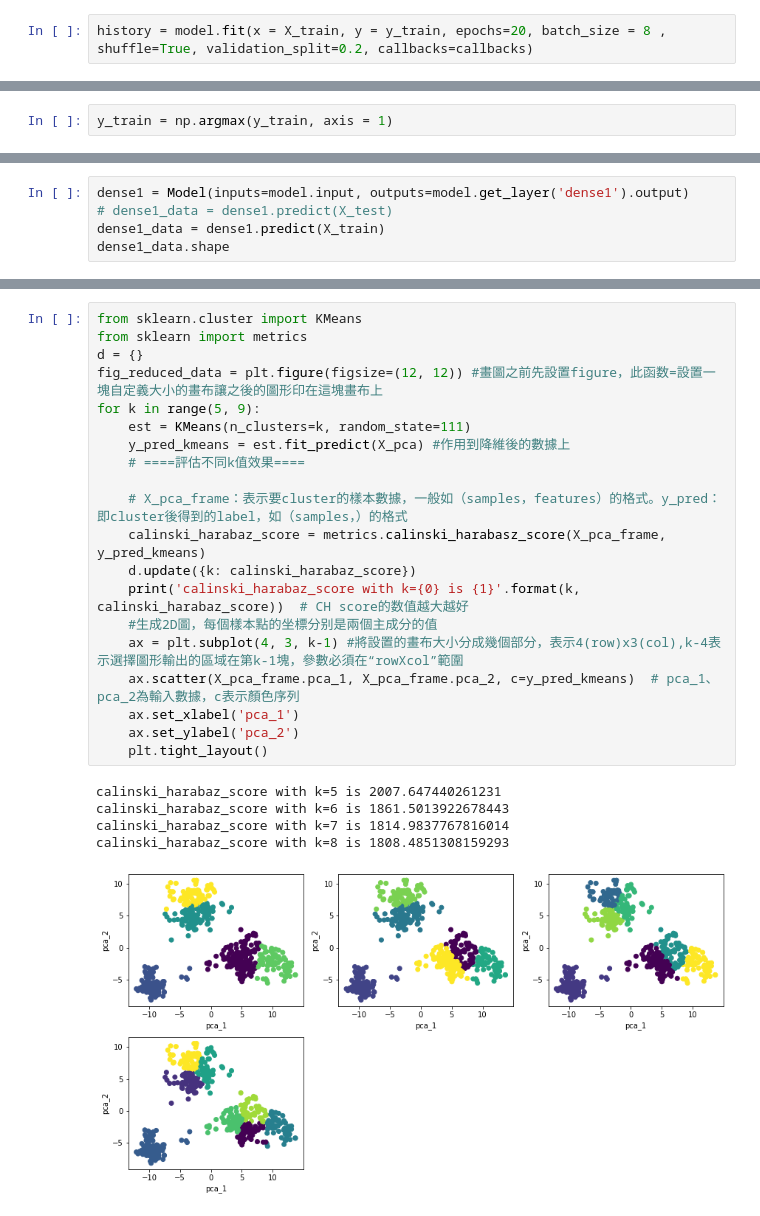
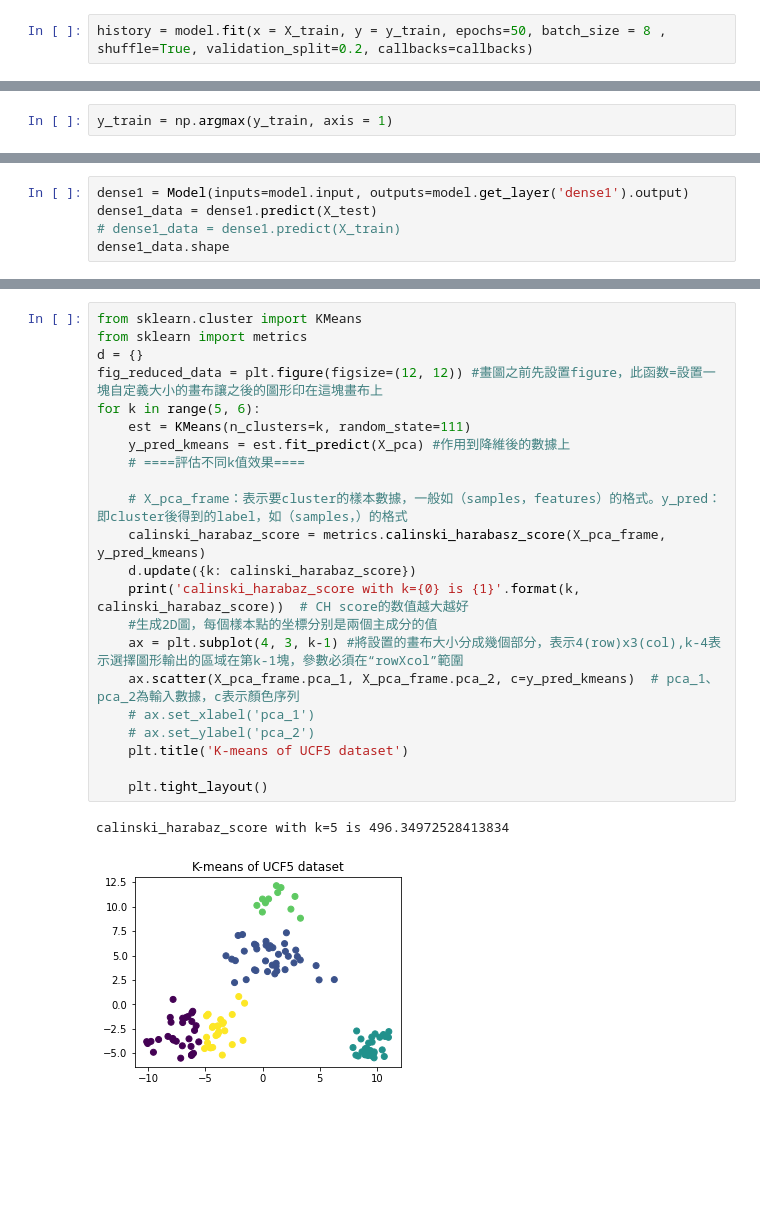
Before and after one commit to writeforfun/video-classification, a Jupyter notebook: UCF5.ipynb, the cells around one changed output, grey strips where cells are left out. Cells and saved outputs as stored; diff of their text form; blank space fills up the shorter version.

```diff
--- a/UCF5.ipynb
+++ b/UCF5.ipynb
@@ -153,4 +165,4 @@ callbacks = [earlystop]
 # %%
-history = model.fit(x = X_train, y = y_train, epochs=20, batch_size = 8 , shuffle=True, validation_split=0.2, callbacks=callbacks)
+history = model.fit(x = X_train, y = y_train, epochs=50, batch_size = 8 , shuffle=True, validation_split=0.2, callbacks=callbacks)
 # %% [output]
 Train on 433 samples, validate on 109 samples
@@ -208,6 +259,6 @@ weighted avg       0.95      0.95      0.95       136
 # %%
 dense1 = Model(inputs=model.input, outputs=model.get_layer('dense1').output)
-# dense1_data = dense1.predict(X_test)
-dense1_data = dense1.predict(X_train)
+dense1_data = dense1.predict(X_test)
+# dense1_data = dense1.predict(X_train)
 dense1_data.shape
 # %% [output]
@@ -249,26 +298,25 @@ plt.show()
 # %%
 from sklearn.cluster import KMeans
 from sklearn import metrics
 d = {}
 fig_reduced_data = plt.figure(figsize=(12, 12)) #畫圖之前先設置figure，此函数=設置一塊自定義大小的畫布讓之後的圖形印在這塊畫布上
-for k in range(5, 9):
+for k in range(5, 6):
     est = KMeans(n_clusters=k, random_state=111)
     y_pred_kmeans = est.fit_predict(X_pca) #作用到降維後的數據上
     # ====評估不同k值效果====
 
     # X_pca_frame：表示要cluster的樣本數據，一般如（samples，features）的格式。y_pred：即cluster後得到的label，如（samples，）的格式
     calinski_harabaz_score = metrics.calinski_harabasz_score(X_pca_frame, y_pred_kmeans)
     d.update({k: calinski_harabaz_score})
     print('calinski_harabaz_score with k={0} is {1}'.format(k, calinski_harabaz_score))  # CH score的数值越大越好
     #生成2D圖，每個樣本點的坐標分别是兩個主成分的值
     ax = plt.subplot(4, 3, k-1) #將設置的畫布大小分成幾個部分，表示4(row)x3(col),k-4表示選擇圖形輸出的區域在第k-1塊，參數必須在“rowXcol”範圍
     ax.scatter(X_pca_frame.pca_1, X_pca_frame.pca_2, c=y_pred_kmeans)  # pca_1、pca_2為輸入數據，c表示顏色序列
-    ax.set_xlabel('pca_1')
-    ax.set_ylabel('pca_2')
+    # ax.set_xlabel('pca_1')
+    # ax.set_ylabel('pca_2')
+    plt.title('K-means of UCF5 dataset')
+
     plt.tight_layout()
 # %% [output]
-calinski_harabaz_score with k=5 is 2007.647440261231
-calinski_harabaz_score with k=6 is 1861.5013922678443
-calinski_harabaz_score with k=7 is 1814.9837767816014
-calinski_harabaz_score with k=8 is 1808.4851308159293
+calinski_harabaz_score with k=5 is 496.34972528413834
-[figure, old version]
+[figure, new version]
```
Also changed, not shown: parts of 19 cells of this notebook.
